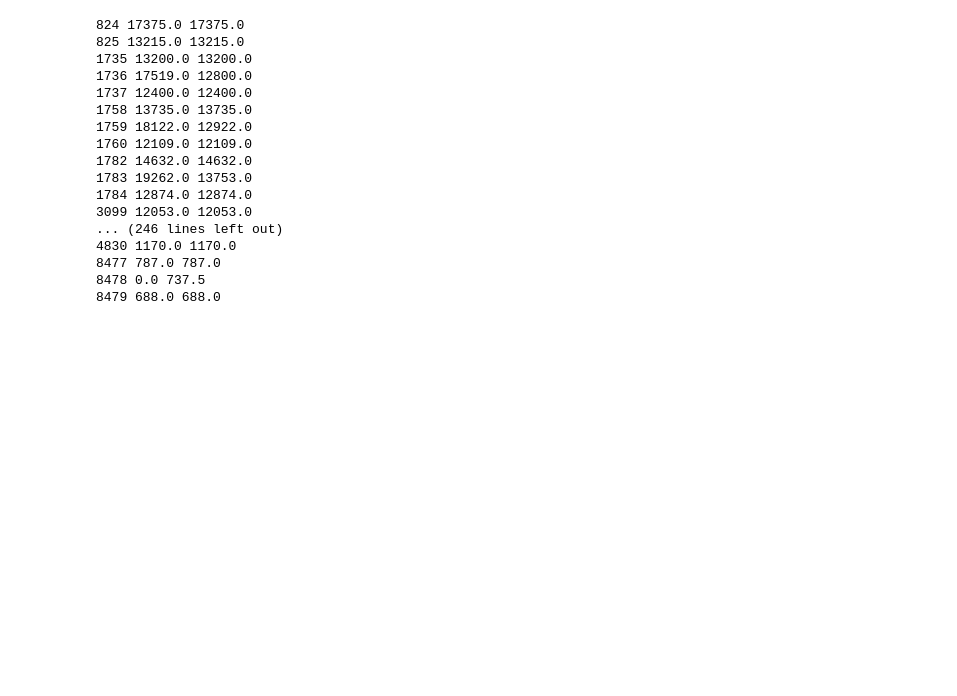
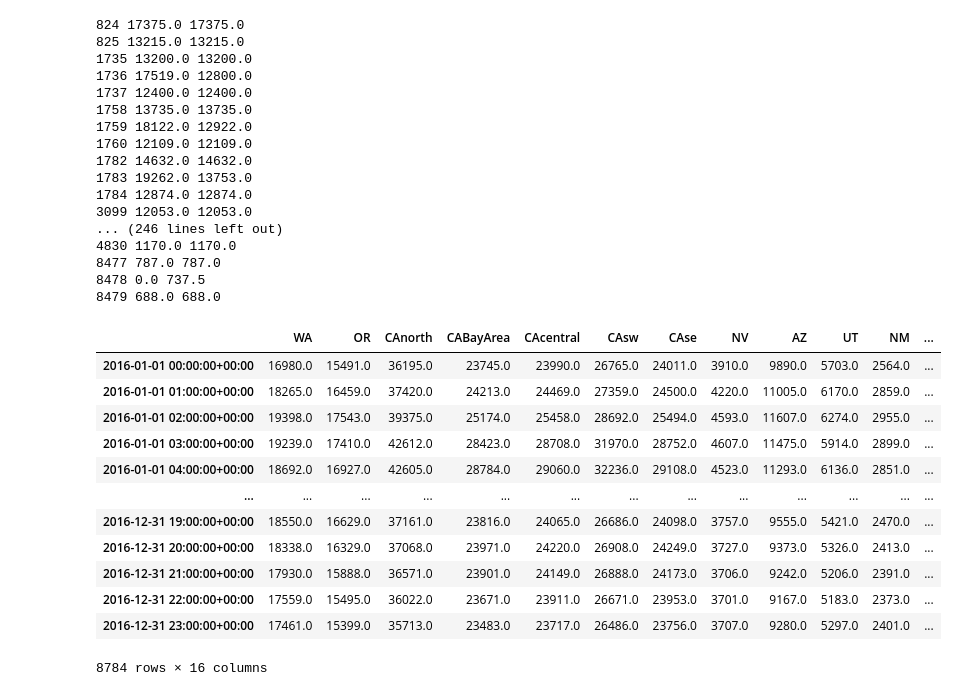
Before and after one commit to Breakthrough-Energy/PreREISE, a Jupyter notebook: prereise/gather/demanddata/eia/demo/western_demand_v4_demo/western_demand_v4_demo.ipynb, the cells around one changed output. Cells and saved outputs as stored; diff of their text form; code cells hidden in the pictures; blank space fills up the shorter version.

```diff
--- a/prereise/gather/demanddata/eia/demo/demo_Western_v5/Western_demand_v5_demo.ipynb
+++ b/prereise/gather/demanddata/eia/demo/western_demand_v4_demo/western_demand_v4_demo.ipynb
@@ -169,5 +133,5 @@ Num missing values: 0
 Some BAs are very small. In these cases, BAs are agregated into BA areas as follows:
 # %%
-western_agg_demand = transform_ba_to_region(filled_western_demand_2016, loadzone_ba)
+western_agg_demand = transform_ba_to_region(filled_western_demand_2016, loadzone2ba)
 western_agg_demand
 # %% [output]
@@ -250,3 +216,19 @@ western_fix_outliers = fix_dataframe_outliers(western_agg_demand)
 8477 787.0 787.0
 8478 0.0 737.5
 8479 688.0 688.0
+# %%
+western_fix_outliers
+# %% [output]
+|  | WA | OR | CAnorth | CABayArea | CAcentral | CAsw | CAse | NV | AZ | UT | NM | ... |
+| 2016-01-01 00:00:00+00:00 | 16980.0 | 15491.0 | 36195.0 | 23745.0 | 23990.0 | 26765.0 | 24011.0 | 3910.0 | 9890.0 | 5703.0 | 2564.0 | ... |
+| 2016-01-01 01:00:00+00:00 | 18265.0 | 16459.0 | 37420.0 | 24213.0 | 24469.0 | 27359.0 | 24500.0 | 4220.0 | 11005.0 | 6170.0 | 2859.0 | ... |
+| 2016-01-01 02:00:00+00:00 | 19398.0 | 17543.0 | 39375.0 | 25174.0 | 25458.0 | 28692.0 | 25494.0 | 4593.0 | 11607.0 | 6274.0 | 2955.0 | ... |
+| 2016-01-01 03:00:00+00:00 | 19239.0 | 17410.0 | 42612.0 | 28423.0 | 28708.0 | 31970.0 | 28752.0 | 4607.0 | 11475.0 | 5914.0 | 2899.0 | ... |
+| 2016-01-01 04:00:00+00:00 | 18692.0 | 16927.0 | 42605.0 | 28784.0 | 29060.0 | 32236.0 | 29108.0 | 4523.0 | 11293.0 | 6136.0 | 2851.0 | ... |
+| ... | ... | ... | ... | ... | ... | ... | ... | ... | ... | ... | ... | ... |
+| 2016-12-31 19:00:00+00:00 | 18550.0 | 16629.0 | 37161.0 | 23816.0 | 24065.0 | 26686.0 | 24098.0 | 3757.0 | 9555.0 | 5421.0 | 2470.0 | ... |
+| 2016-12-31 20:00:00+00:00 | 18338.0 | 16329.0 | 37068.0 | 23971.0 | 24220.0 | 26908.0 | 24249.0 | 3727.0 | 9373.0 | 5326.0 | 2413.0 | ... |
+| 2016-12-31 21:00:00+00:00 | 17930.0 | 15888.0 | 36571.0 | 23901.0 | 24149.0 | 26888.0 | 24173.0 | 3706.0 | 9242.0 | 5206.0 | 2391.0 | ... |
+| 2016-12-31 22:00:00+00:00 | 17559.0 | 15495.0 | 36022.0 | 23671.0 | 23911.0 | 26671.0 | 23953.0 | 3701.0 | 9167.0 | 5183.0 | 2373.0 | ... |
+| 2016-12-31 23:00:00+00:00 | 17461.0 | 15399.0 | 35713.0 | 23483.0 | 23717.0 | 26486.0 | 23756.0 | 3707.0 | 9280.0 | 5297.0 | 2401.0 | ... |
+8784 rows × 16 columns
```
Also changed, not shown: parts of 17 cells of this notebook, 53 other files.
